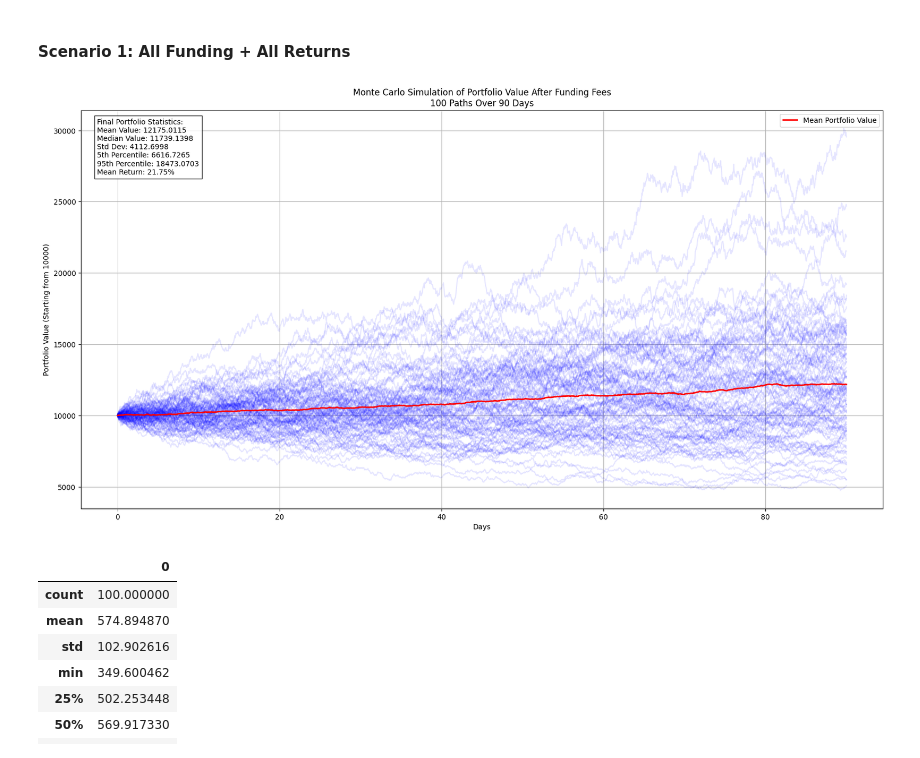
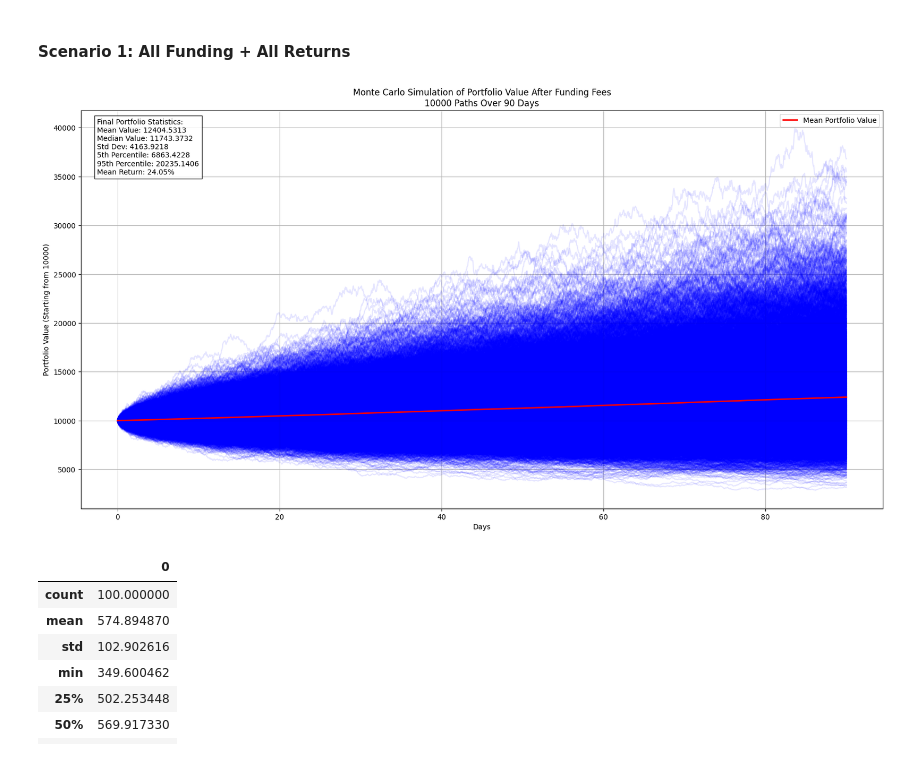
Before and after one commit to ryantjx/stochastic-modelling-of-digital-asset-perpetual-futures, a Jupyter notebook: notebooks/2_fundingandprice.ipynb, the cells around one changed output. Cells and saved outputs as stored; diff of their text form; code cells hidden in the pictures.

Commit message:
update simulations

```diff
--- a/notebooks/2_fundingandprice.ipynb
+++ b/notebooks/2_fundingandprice.ipynb
@@ -794,35 +794,35 @@ def simulate_portfolio_fundingandreturns(funding_rates_df, hourly_funding_col, r
              f'Final Portfolio Statistics:\n' +
              f'Mean Value: {np.mean(final_values):.4f}\n' +
              f'Median Value: {np.median(final_values):.4f}\n' +
              f'Std Dev: {np.std(final_values):.4f}\n' +
              f'5th Percentile: {np.percentile(final_values, 5):.4f}\n' +
              f'95th Percentile: {np.percentile(final_values, 95):.4f}\n' +
              f'Mean Return: {np.mean(total_return):.2f}%',
              transform=plt.gca().transAxes,
              bbox=dict(facecolor='white', alpha=0.8),
              verticalalignment='top')
 
     plt.xlabel('Days')
     plt.ylabel(f'Portfolio Value (Starting from {initial_size})')
     plt.title(f'Monte Carlo Simulation of Portfolio Value After Funding Fees\n'
               f'{num_simulations} Paths Over {duration_hours/24:.0f} Days')
     plt.legend()
     plt.grid(True)
     plt.show()
     return portfolio_values, funding_rates, returns_data, total_fees
 
 portfolio_values, funding_rates, returns, total_fees = simulate_portfolio_fundingandreturns(
     funding_rates_df=hl_df,
     hourly_funding_col='fundingRate',
     returns_df=df_spot_btc.copy().dropna(),
     returns_col='returns',
-    num_simulations=100,
+    num_simulations=10000,
     duration_hours= 24 * 30 * 3,
     dist_type='pearson',
     initial_size=10000
 )
 # %% [output]
-[figure, old version]
+[figure, new version]
 # %%
 pd.DataFrame(total_fees).describe()
 # %% [output]
```
Also changed, not shown: parts of 1 cell of this notebook.
